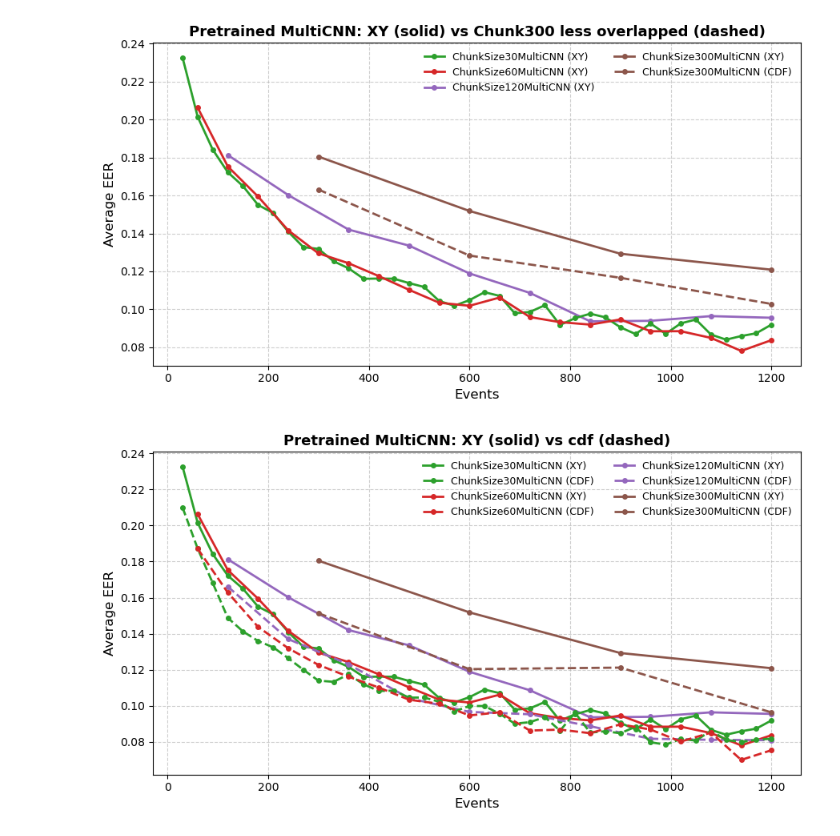
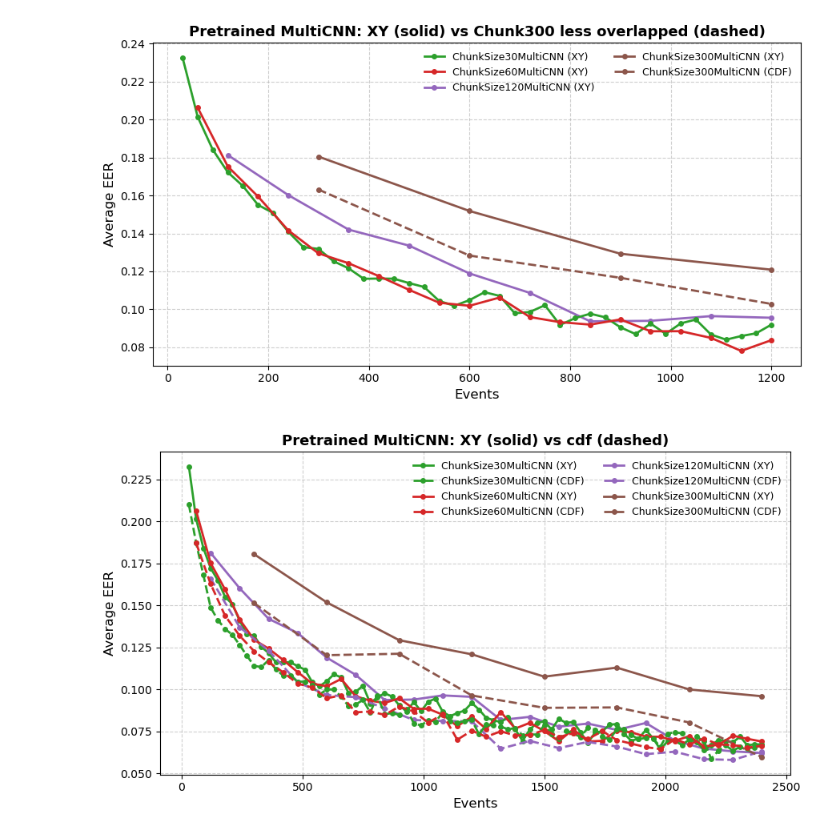
Before and after one commit to S-lijun/Mouse_Dynamics, a Jupyter notebook: Results_New.ipynb, the cells around one changed output. Cells and saved outputs as stored; diff of their text form; code cells hidden in the pictures.

```diff
--- a/Results_New.ipynb
+++ b/Results_New.ipynb
@@ -429,9 +429,9 @@ plot_chunk_xy_cdf_curves(
 # %%
 plot_chunk_xy_cdf_curves(
     xy_dir="Visualization/Test/XYPlot",
     cdf_dir="Visualization/Test/cdf",
     title="Pretrained MultiCNN: XY (solid) vs cdf (dashed)",
-    max_event=1200
+    max_event=2400
 )
 # %% [output]
-[figure, old version]
+[figure, new version]
```
Also changed, not shown: parts of 1 cell of this notebook, 2 other files.
